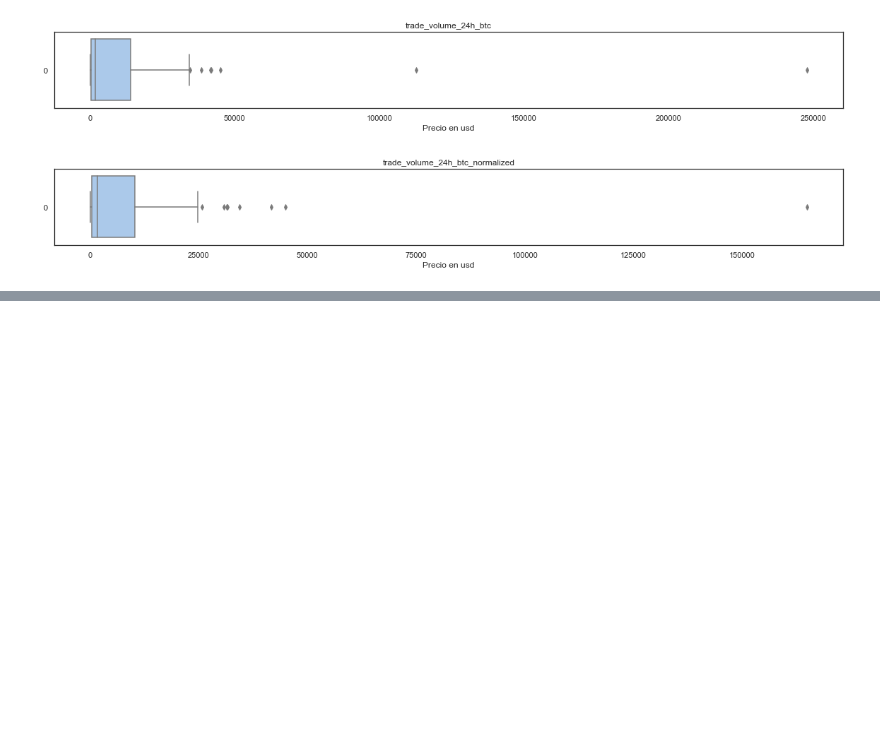
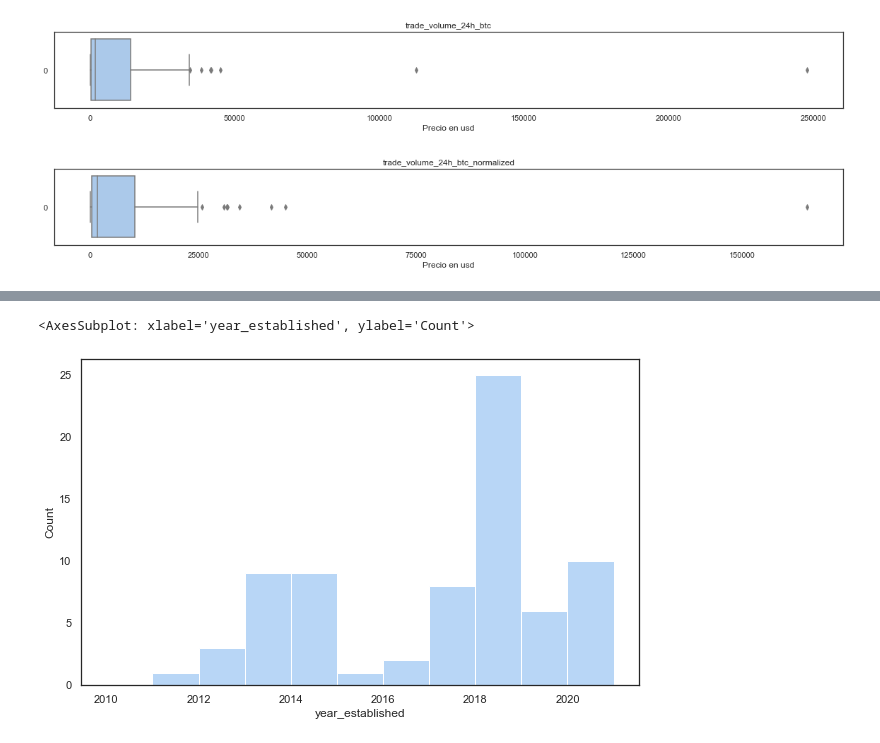
Before and after one commit to Galo0000/Analitics_Proyect_Cryptocurrency, a Jupyter notebook: EDA.ipynb, the cells around one changed output, grey strips where cells are left out. Saved outputs shown, nothing was run; the diff lists cells and outputs as text; code cells hidden in the pictures; blank space fills up the shorter version.

```diff
--- a/EDA.ipynb
+++ b/EDA.ipynb
@@ -250,0 +292,6 @@ boxplot(df_exchanges['trade_volume_24h_btc_normalized'])
+# %%
+plt.figure(figsize=(10, 6))
+sns.histplot(data=df_exchanges,x='year_established',bins=np.arange(2010,2022,1))
+# %% [output]
+<AxesSubplot: xlabel='year_established', ylabel='Count'>
+[figure, added]
```
Also changed, not shown: parts of 6 cells of this notebook.
